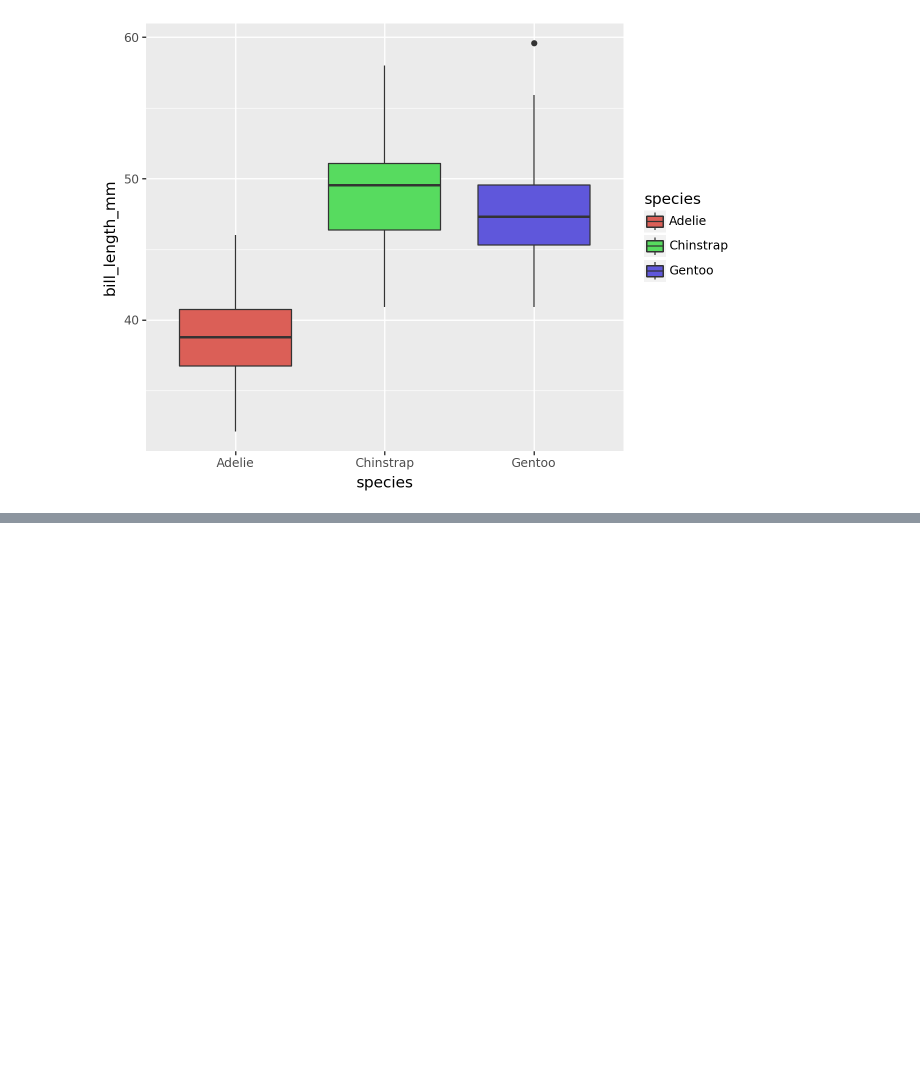
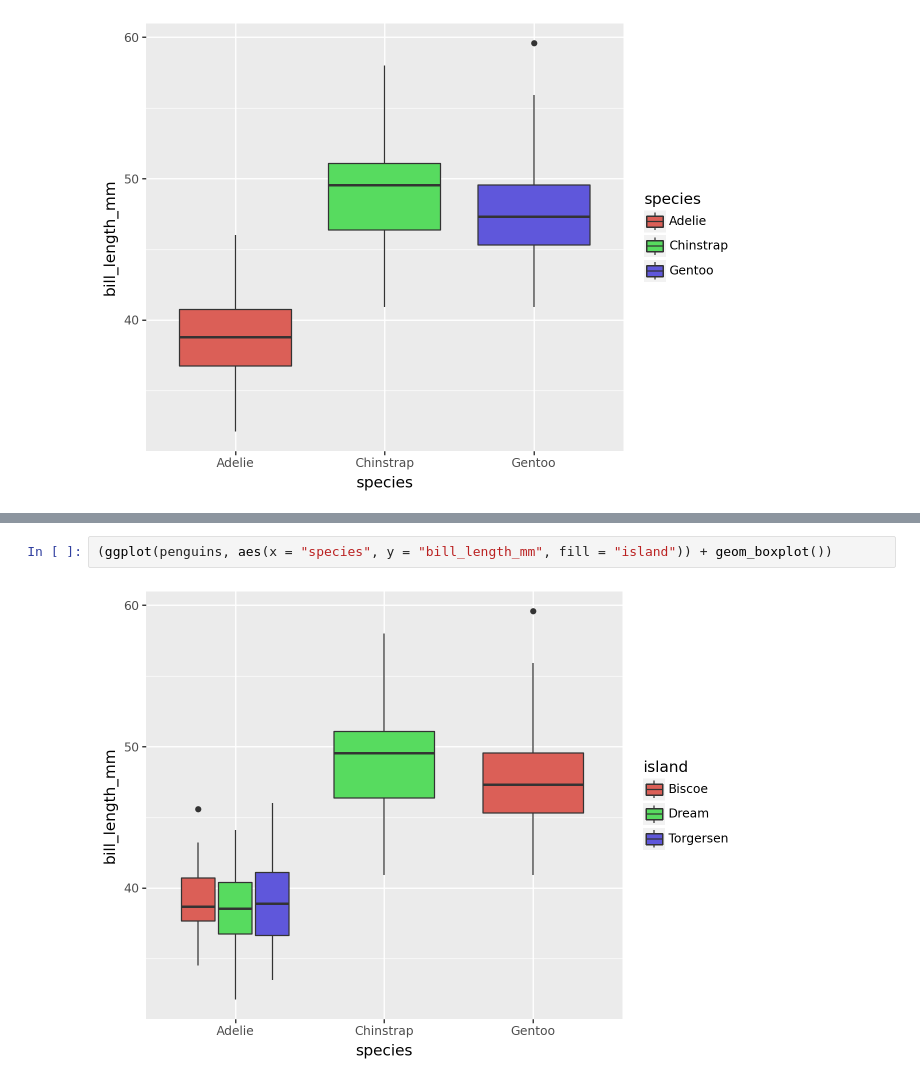
Before and after one commit to davisbove/GSB_544, a Jupyter notebook: chapter_3.ipynb, the cells around one changed output, grey strips where cells are left out. Drawn from its saved outputs; the diff is of its cells as text; blank space fills up the shorter version.

```diff
--- a/chapter_3.ipynb
+++ b/chapter_3.ipynb
@@ -52,0 +77,4 @@ penguins = load_penguins()
+# %%
+(ggplot(penguins, aes(x = "species", y = "bill_length_mm", fill = "island")) + geom_boxplot())
+# %% [output]
+[figure, added]
```
Also changed, not shown: parts of 6 cells of this notebook.
